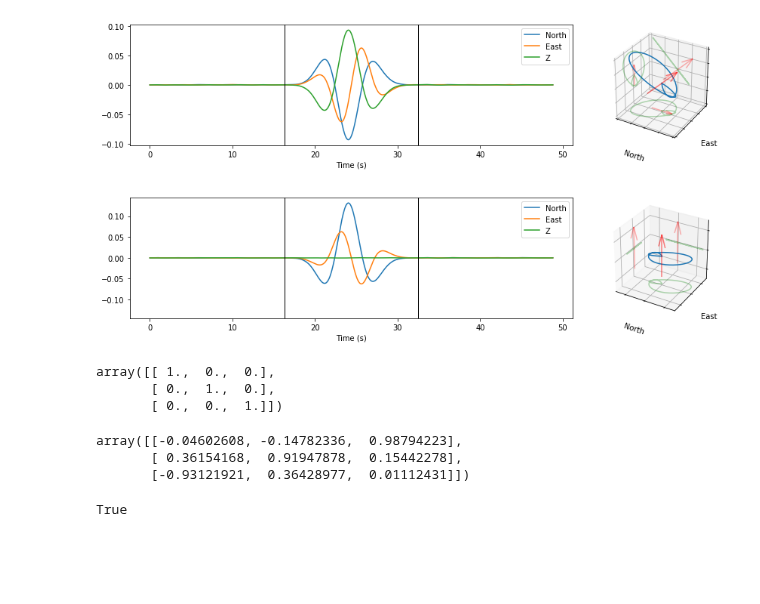
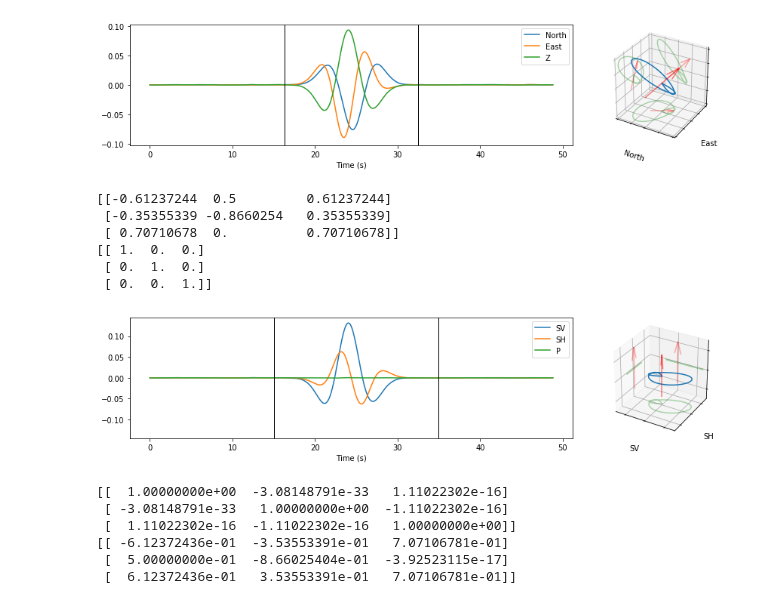
Before and after one commit to JackWalpole/splitwavepy, a Jupyter notebook: devel/Trio_eigenM.ipynb, the cells around one changed output. Cells and saved outputs as stored; diff of their text form; code cells hidden in the pictures; blank space fills up the shorter version.

```diff
--- a/devel/Trio_eigenM.ipynb
+++ b/devel/Trio_eigenM.ipynb
@@ -12,16 +15,13 @@ import matplotlib.pyplot as plt
 # %%
-a = sw.Trio(split=(30,1.2),ray=(0,45),delta=0.05)
+a = sw.Trio(split=(30,1.2),ray=(30,45),delta=0.05)
 a.plot()
+print(a.rayvecs)
+print(a.cmpvecs)
 # %% [output]
-[figure, old version]
+[figure, new version]
+[[-0.61237244  0.5         0.61237244]
+ [-0.35355339 -0.8660254   0.35355339]
+ [ 0.70710678  0.          0.70710678]]
+[[ 1.  0.  0.]
+ [ 0.  1.  0.]
+ [ 0.  0.  1.]]
-# %%
-a.rotate2ray()
-a.plot()
-# %% [output]
-[figure, removed]
-# %%
-a.rayvecs
-# %% [output]
-array([[ 1.,  0.,  0.],
-       [ 0.,  1.,  0.],
-       [ 0.,  0.,  1.]])
@@ -32,10 +28,14 @@ a.rotate2ray()
-# %%
-a.rayvecs
-# %% [output]
-array([[-0.04602608, -0.14782336,  0.98794223],
-       [ 0.36154168,  0.91947878,  0.15442278],
-       [-0.93121921,  0.36428977,  0.01112431]])
-# %%
-np.allclose(np.eye(3),[[1,0,0],[0,1,0],[0,0,1]])
-# %% [output]
-True
+# %%
+a.rotate2ray()
+a.set_window(15,35,tukey=0.1)
+a.plot()
+print(a.rayvecs)
+print(a.cmpvecs)
+# %% [output]
+[figure, added]
+[[  1.00000000e+00  -3.08148791e-33   1.11022302e-16]
+ [ -3.08148791e-33   1.00000000e+00  -1.11022302e-16]
+ [  1.11022302e-16  -1.11022302e-16   1.00000000e+00]]
+[[ -6.12372436e-01  -3.53553391e-01   7.07106781e-01]
+ [  5.00000000e-01  -8.66025404e-01  -3.92523115e-17]
+ [  6.12372436e-01   3.53553391e-01   7.07106781e-01]]
```
Also changed, not shown: parts of 7 cells of this notebook, 1 other file.
